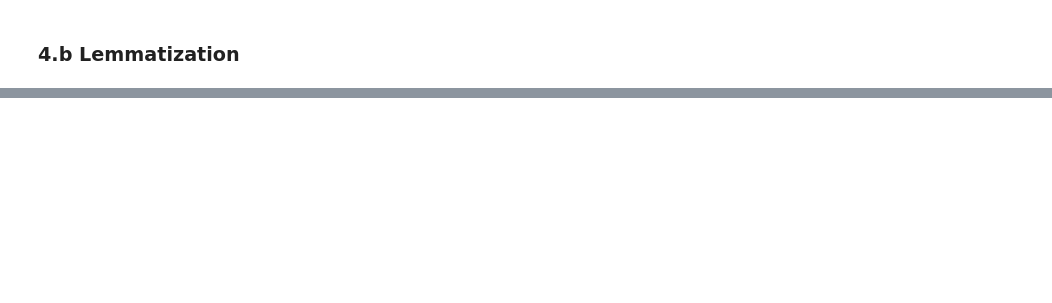
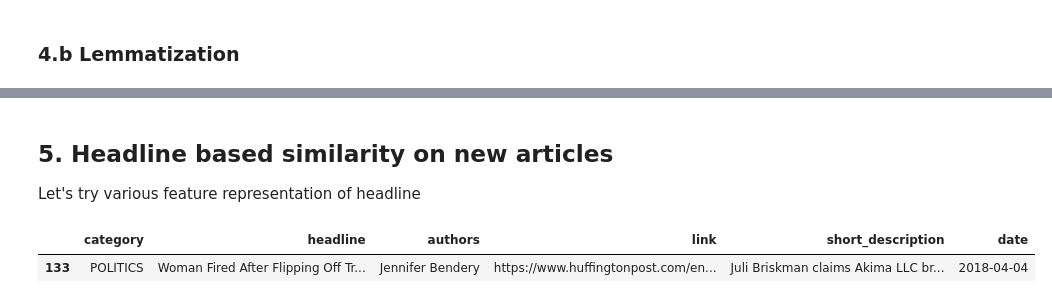
Before and after one commit to sam351/TIL2021, a Jupyter notebook: kaggle_news-recommend/News-Category-Dataset_01_recommend.ipynb, the cells around one changed output, grey strips where cells are left out. Saved outputs shown, nothing was run; the diff lists cells and outputs as text; code cells hidden in the pictures; blank space fills up the shorter version.

```diff
--- a/kaggle_news-recommend/News-Category-Dataset_01_recommend.ipynb
+++ b/kaggle_news-recommend/News-Category-Dataset_01_recommend.ipynb
@@ -203,3 +206,42 @@ Wall time: 6.71 s
 | 0 | QUEER VOICES | grace creator donate gay bunny bo... | Elyse Wanshel | https://www.huffingtonpost.com/en... | It's about to be a lot easier for... | 2018-04-02 |
 | 1 | QUEER VOICES | voice blind audition make history... | Lyndsey Parker, Yahoo Entertainment | https://www.huffingtonpost.com/en... | Austin Giorgio, 21: “How Sweet It... | 2018-03-06 |
 | 2 | QUEER VOICES | penumbra queer audio drama didnt ... | Sarah Emily Baum, ContributorFree... | https://www.huffingtonpost.com/en... | Young, fun, fantastical and, most... | 2018-01-05 |
+# %% [markdown]
+## 5. Headline based similarity on new articles
+Let's try various feature representation of headline
+# %%
+# function for making recommendations based on content simiarity
+def recommend_similar_txt(doc_vectors, row_index, num_recommend, dist_metric='euclidean', print_result=False):
+#     # original code
+#     couple_dist = pairwise_distances(doc_vectors, doc_vectors[row_index])
+#     indices = np.argsort(couple_dist.ravel())[0:num_recommend]
+#     df = pd.DataFrame({'publish_date': news_articles['date'][indices].values,
+#                        'headline':news_articles['headline'][indices].values,
+#                        'Euclidean similarity with the queried article': couple_dist[indices].ravel()})
+#     print("="*30,"Queried article details","="*30)
+#     print('headline : ',news_articles['headline'][indices[0]])
+#     print("\n","="*25,"Recommended articles : ","="*23)
+#     return df.iloc[1:,]
+
+    dist_arr = pairwise_distances(doc_vectors, doc_vectors[row_index].reshape(1, -1), metric=dist_metric).ravel()
+    df = pd.DataFrame({'publish_date': news_articles['date'],
+                       'headline': news_articles['headline'],
+                       f'{dist_metric}_similarity': dist_arr})
+    df = df.sort_values(f'{dist_metric}_similarity').head(num_recommend+1)
+    df = df.iloc[1:,].reset_index(drop=True)  # remove input itself (most similar item)
+
+    if print_result:
+        print("="*30, "Queried article details", "="*30)
+        print('headline : ', news_articles.loc[row_index, 'headline'])
+        print("\n", "="*25, "Recommended articles : ", "="*23)
+        display(df)
+
+    return df
+
+
+# sample news to get recommendations
+query_idx = 133
+news_articles.loc[[query_idx]]
+# %% [output]
+|  | category | headline | authors | link | short_description | date |
+| 133 | POLITICS | Woman Fired After Flipping Off Tr... | Jennifer Bendery | https://www.huffingtonpost.com/en... | Juli Briskman claims Akima LLC br... | 2018-04-04 |
```
Also changed, not shown: parts of 13 cells of this notebook.
